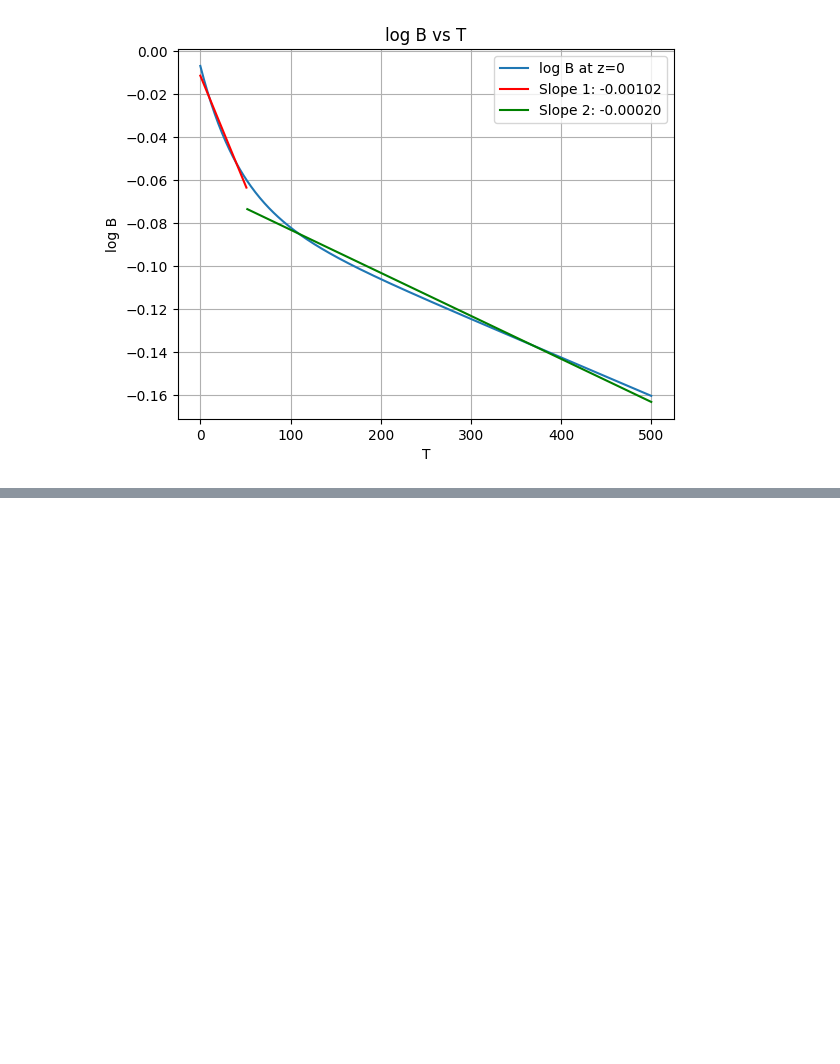
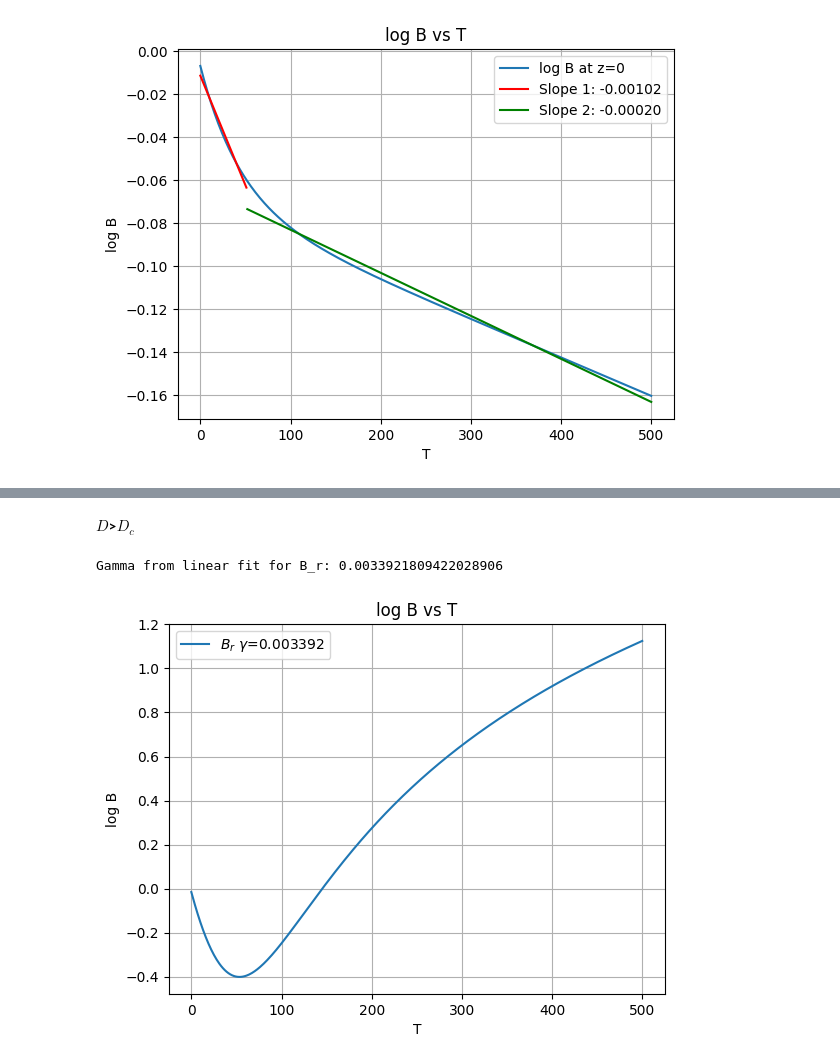
Before and after one commit to dimo192/dimo192.github.io, a Jupyter notebook: task 2/final.ipynb, the cells around one changed output, grey strips where cells are left out. Cells and saved outputs as stored; diff of their text form; code cells hidden in the pictures; blank space fills up the shorter version.

```diff
--- a/task 2/final.ipynb
+++ b/task 2/final.ipynb
@@ -252,0 +277,17 @@ critical_dynamo_number
+# %% [markdown]
+**$D$>$D_c$**
+# %%
+eta_t=1
+B_r0 = initial_condition(z)
+B_phi0 = initial_condition(z)
+BrvT =np.zeros((time_step,N))
+BphivT = np.zeros((time_step,N))
+
+for k in range(0,time_step):
+    B_r0, B_phi0 = rk4_step(B_r0, B_phi0,eta_t)
+    BrvT[k,:]=B_r0.copy()
+    BphivT[k,:]=B_phi0.copy()
+get_gamma(BrvT,BphivT,0)
+# %% [output]
+Gamma from linear fit for B_r: 0.0033921809422028906
+[figure, added]
```
Also changed, not shown: parts of 6 cells of this notebook, 14 other files.
